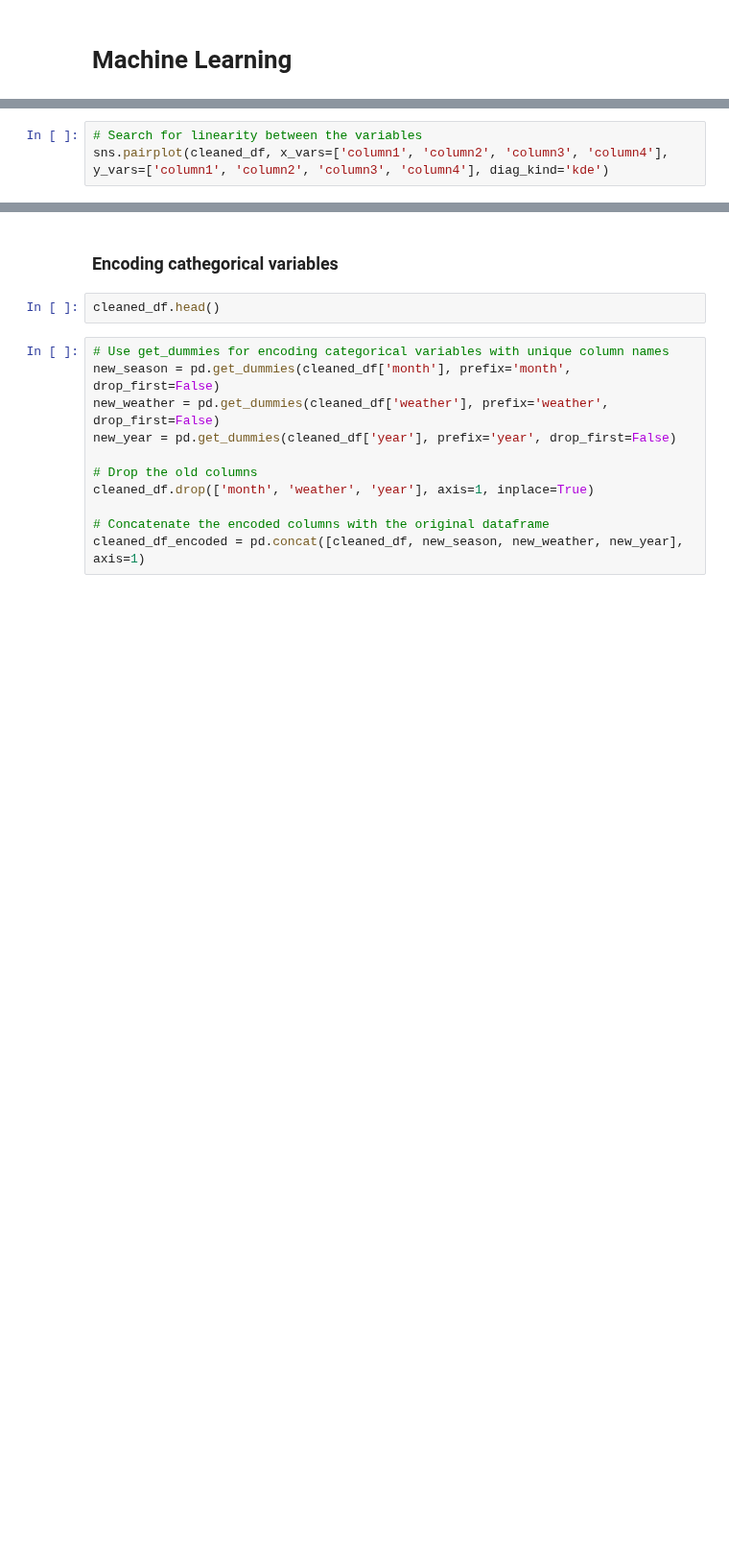
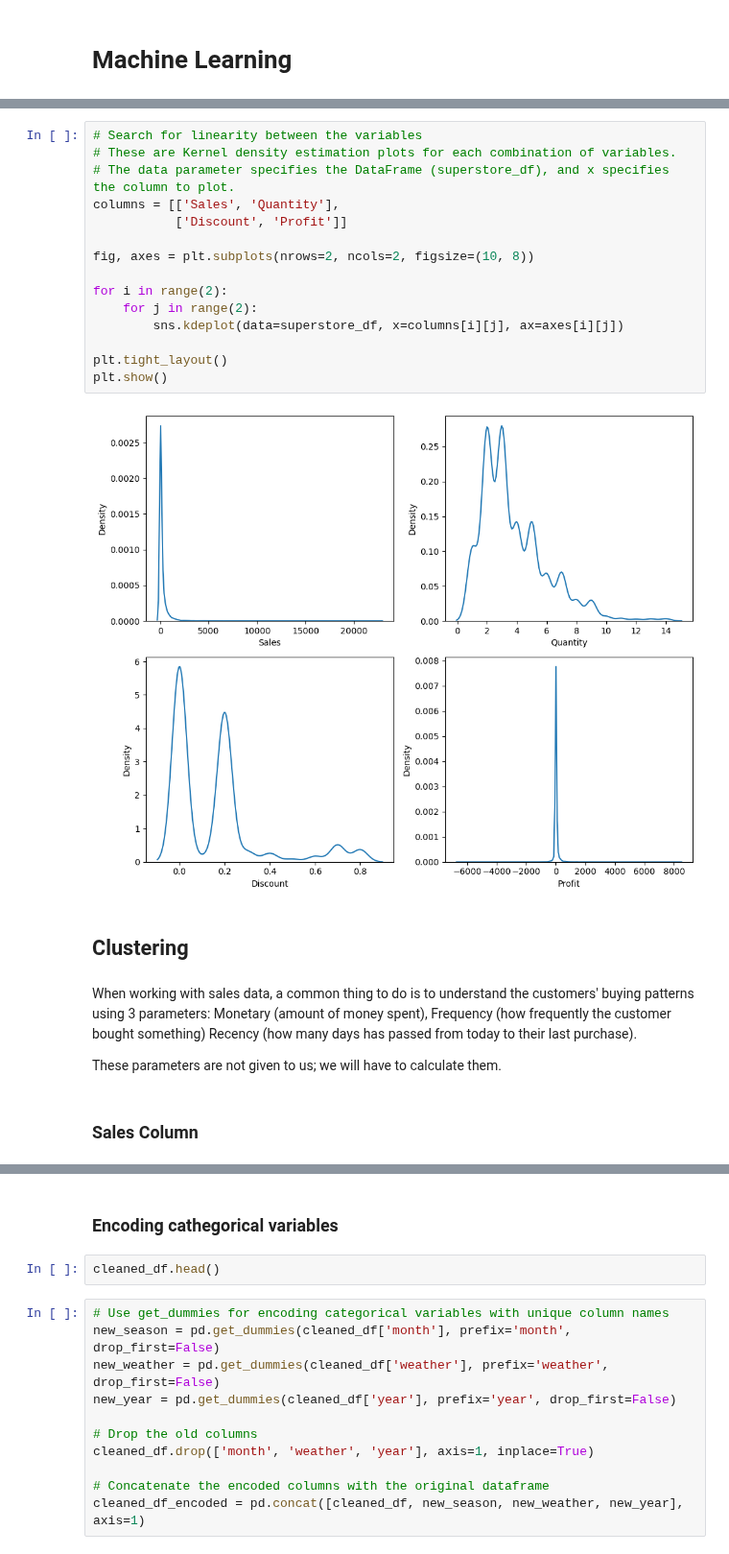
Before and after one commit to MaxLopezSalgado/superstore_e-commerce, a Jupyter notebook: ML/ML.ipynb, the cells around one changed output, grey strips where cells are left out. Shown at 96% size. Drawn from its saved outputs; the diff is of its cells as text; blank space fills up the shorter version.

```diff
--- a/ML/ML.ipynb
+++ b/ML/ML.ipynb
@@ -112,3 +139,25 @@ cleaned_df.hist(figsize=(20, 10))
-# %%
-# Search for linearity between the variables
-sns.pairplot(cleaned_df, x_vars=['column1', 'column2', 'column3', 'column4'], y_vars=['column1', 'column2', 'column3', 'column4'], diag_kind='kde')
+# %%
+# Search for linearity between the variables
+# These are Kernel density estimation plots for each combination of variables.
+# The data parameter specifies the DataFrame (superstore_df), and x specifies the column to plot.
+columns = [['Sales', 'Quantity'],
+           ['Discount', 'Profit']]
+
+fig, axes = plt.subplots(nrows=2, ncols=2, figsize=(10, 8))
+
+for i in range(2):
+    for j in range(2):
+        sns.kdeplot(data=superstore_df, x=columns[i][j], ax=axes[i][j])
+
+plt.tight_layout()
+plt.show()
+# %% [output]
+[figure, added]
+# %% [markdown]
+## Clustering
+# %% [markdown]
+When working with sales data, a common thing to do is to understand the customers' buying patterns using 3 parameters: Monetary (amount of money spent), Frequency (how frequently the customer bought something) Recency (how many days has passed from today to their last purchase).
+
+These parameters are not given to us; we will have to calculate them.
+# %% [markdown]
+### Sales Column
```
Also changed, not shown: parts of 21 cells of this notebook, 1 other file.
